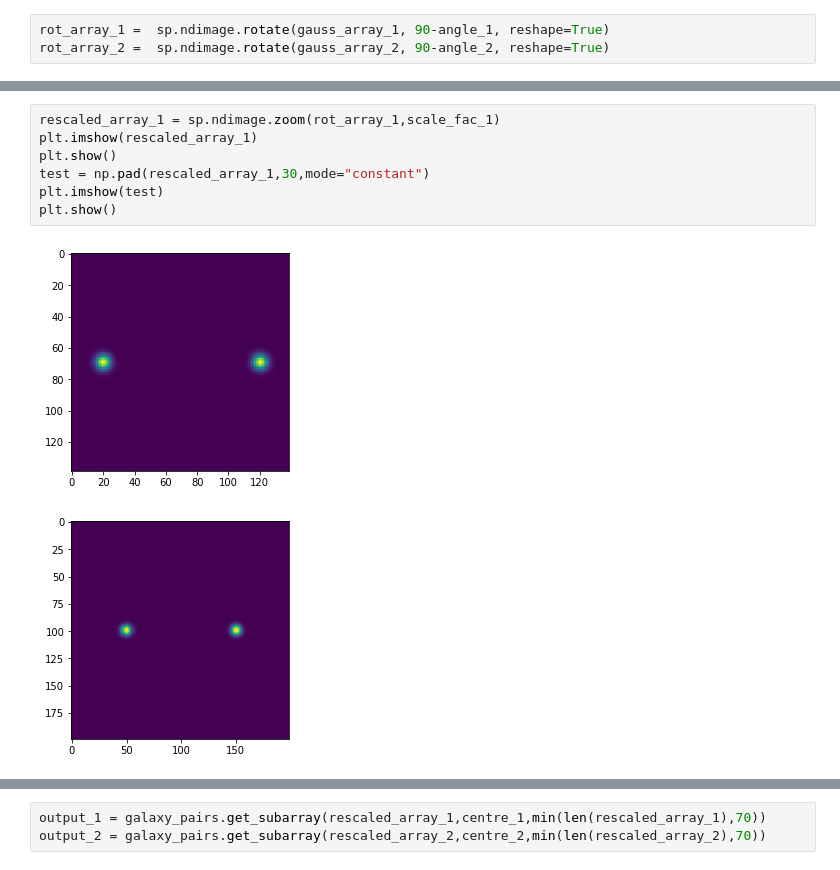
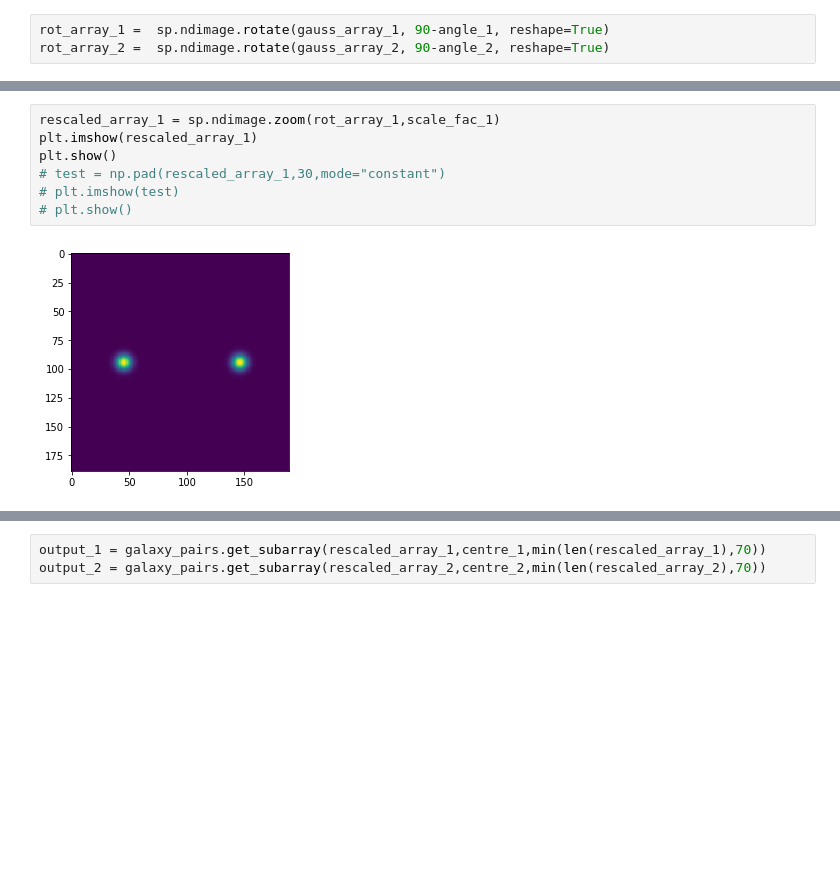
Before and after one commit to mdezylva/masters, a Jupyter notebook: Notebooks/rescaling_testing.ipynb, the cells around one changed output, grey strips where cells are left out. Saved outputs shown, nothing was run; the diff lists cells and outputs as text; blank space fills up the shorter version.

```diff
--- a/Notebooks/rescaling_testing.ipynb
+++ b/Notebooks/rescaling_testing.ipynb
@@ -139,13 +139,12 @@ print(scale_fac_2)
 # %%
 rescaled_array_1 = sp.ndimage.zoom(rot_array_1,scale_fac_1)
 plt.imshow(rescaled_array_1)
 plt.show()
-test = np.pad(rescaled_array_1,30,mode="constant")
-plt.imshow(test)
-plt.show()
+# test = np.pad(rescaled_array_1,30,mode="constant")
+# plt.imshow(test)
+# plt.show()
 # %% [output]
-[figure, old version]
+[figure, new version]
-[figure, removed]
 # %%
 rescaled_array_2 = sp.ndimage.zoom(rot_array_2,scale_fac_2)
 plt.imshow(rescaled_array_2)
```
Also changed, not shown: parts of 19 cells of this notebook, 3 other files.
